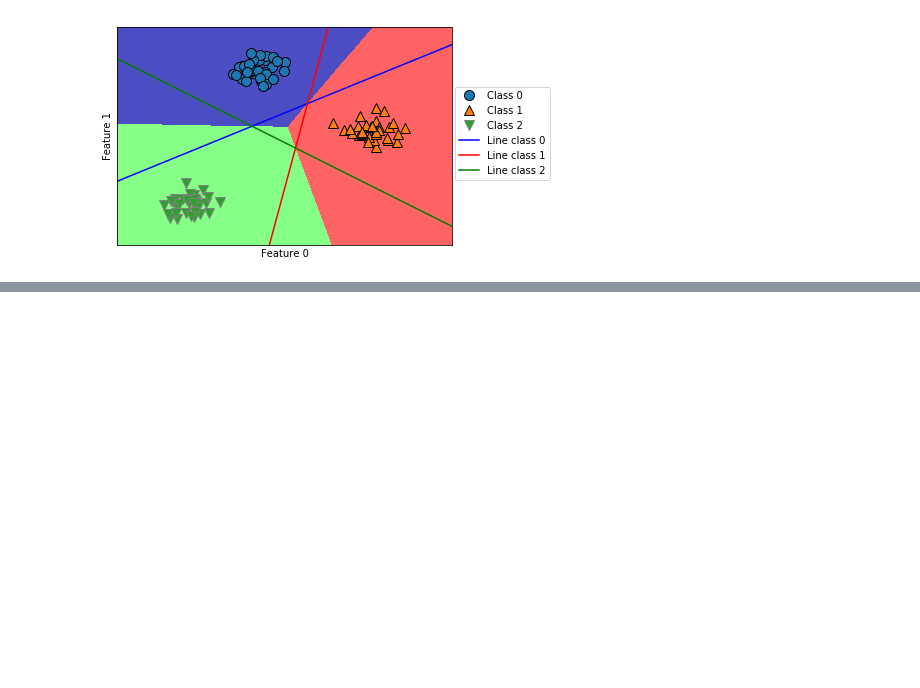
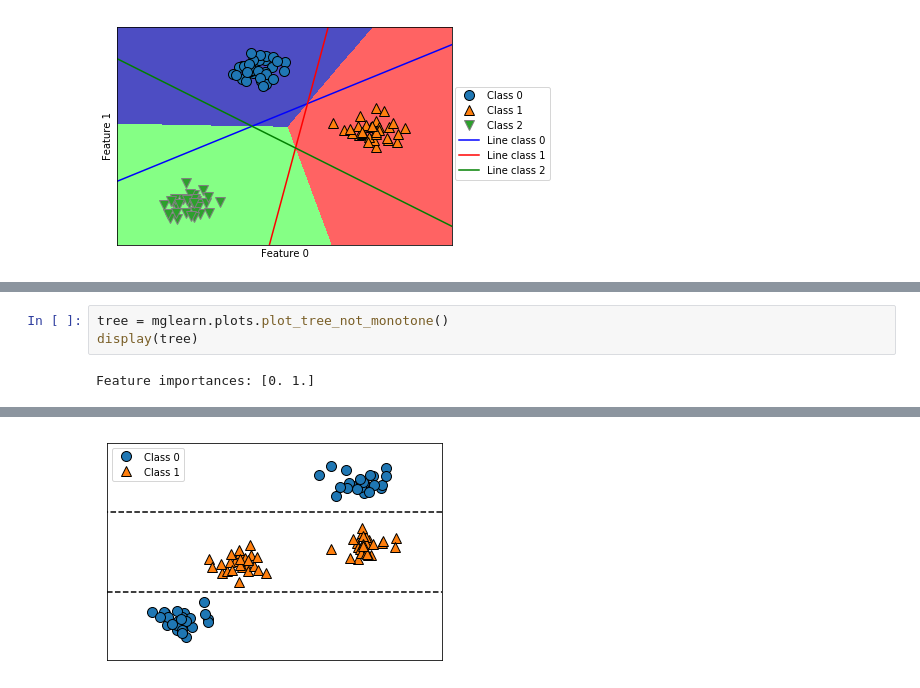
Before and after one commit to numa08/MachineLerningWithPython, a Jupyter notebook: chapter2/chapter2.ipynb, the cells around one changed output, grey strips where cells are left out. Saved outputs shown, nothing was run; the diff lists cells and outputs as text; blank space fills up the shorter version.

```diff
--- a/chapter2/chapter2.ipynb
+++ b/chapter2/chapter2.ipynb
@@ -472,0 +547,5 @@ plt.legend(["Class 0", "Class 1", "Class 2", "Line class 0", "Line class 1", "Li
+# %%
+tree = mglearn.plots.plot_tree_not_monotone()
+display(tree)
+# %% [output]
+Feature importances: [0. 1.]
@@ -472,0 +553 @@ plt.legend(["Class 0", "Class 1", "Class 2", "Line class 0", "Line class 1", "Li
+[figure, added]
```
Also changed, not shown: parts of 16 cells of this notebook, 4 other files.
